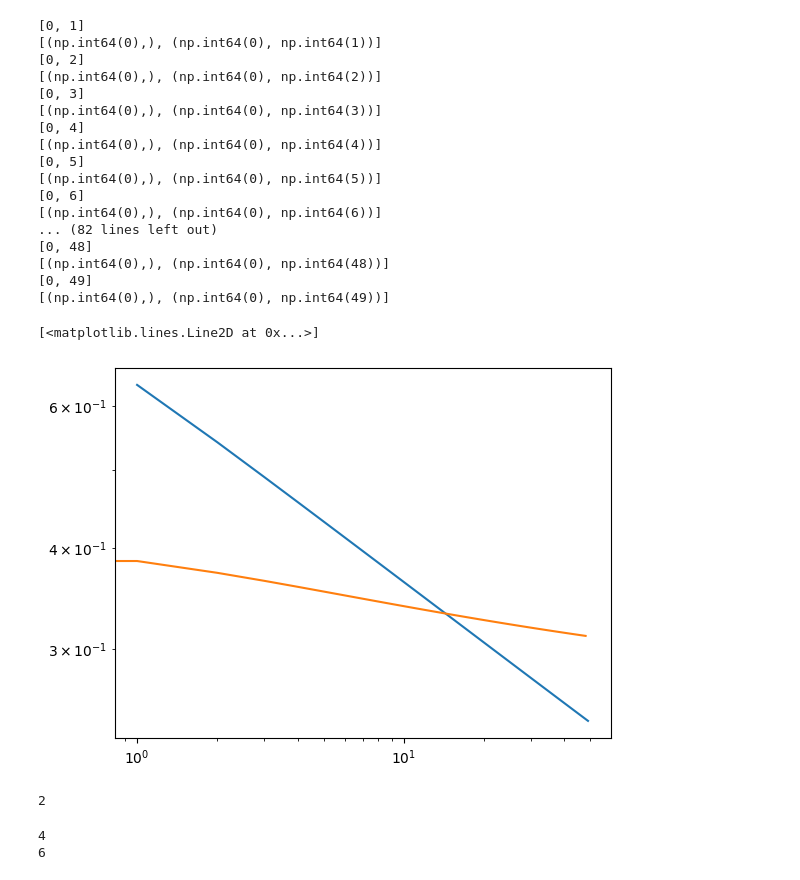
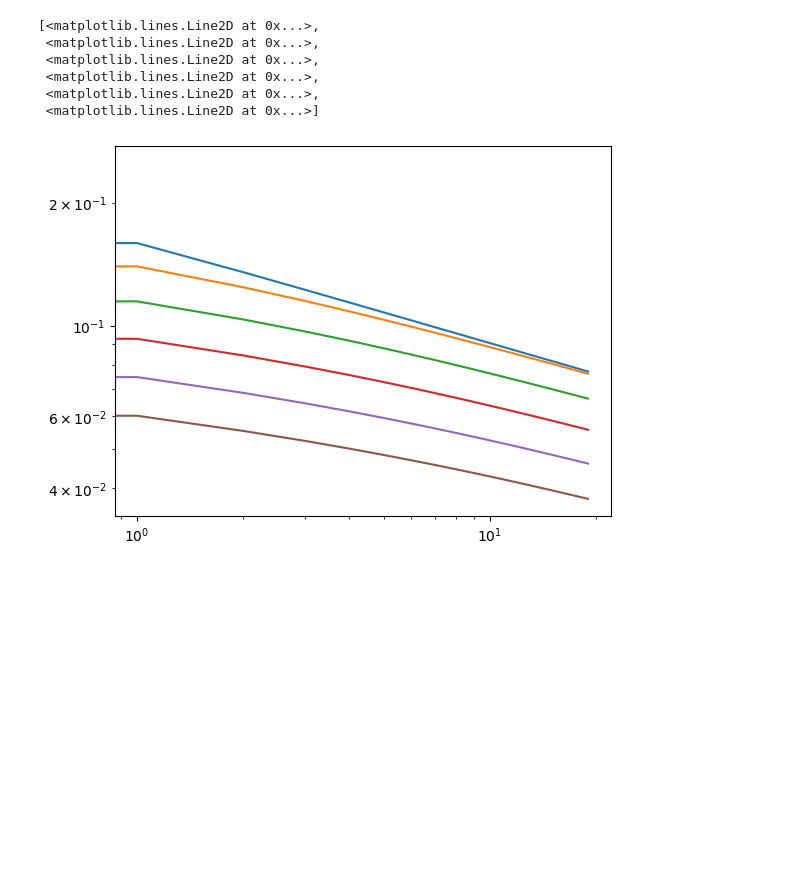
Before and after one commit to KristianMunnikhuis/subsystem_loschmidt_echo, a Jupyter notebook: scripts/scaling_dim/scaling_of_strings.ipynb, the cells around one changed output. Saved outputs shown, nothing was run; the diff lists cells and outputs as text; code cells hidden in the pictures; blank space fills up the shorter version.

```diff
--- a/scripts/scaling_dim/scaling_of_strings.ipynb
+++ b/scripts/scaling_dim/scaling_of_strings.ipynb
@@ -27,24 +26,3 @@ plt.loglog(x,x**(-1/4))
 # %%
-plt.loglog(x,[kb.sigma_general([0,xi],U,k) for xi in x])
-
-plt.loglog([P_n_correlations(1,l,U,k,even=True) for l in x])
+x= np.arange(0,20,dtype=int)
+C_nn = np.array([[ kb.P_n_correlations(n,li,U,k, even = True)-kb.P_n(n,U,k,even=True)**2 for li in x] for n in [1,2,3,4,5,6,7,8]])
-# %% [output]
-[0, 1]
-[(np.int64(0),), (np.int64(0), np.int64(1))]
-[0, 2]
-[(np.int64(0),), (np.int64(0), np.int64(2))]
-[0, 3]
-[(np.int64(0),), (np.int64(0), np.int64(3))]
-[0, 4]
-[(np.int64(0),), (np.int64(0), np.int64(4))]
-[0, 5]
-[(np.int64(0),), (np.int64(0), np.int64(5))]
-[0, 6]
-[(np.int64(0),), (np.int64(0), np.int64(6))]
-... (82 lines left out)
-[0, 48]
-[(np.int64(0),), (np.int64(0), np.int64(48))]
-[0, 49]
-[(np.int64(0),), (np.int64(0), np.int64(49))]
-[<matplotlib.lines.Line2D at 0x...>]
-[figure, removed]
@@ -87,11 +29,11 @@ def P_n_correlations(n,l,U,k, even = True):
-# %%
-dat = []
-
-for n in range(2,8,2):
-    print(n)
-    P = [kb.P_n_correlations(n,xi,U,k,True)-kb.P_n(n,U,k)**2 for xi in x]
-    dat.append(P)
-# %% [output]
-2
-4
-6
+# %%
+labels = [ f"n = {n}" for n in [1,2,3,4,5,6,7,8]]
+plt.loglog(C_nn.T,label=labels)
+# %% [output]
+[<matplotlib.lines.Line2D at 0x...>,
+ <matplotlib.lines.Line2D at 0x...>,
+ <matplotlib.lines.Line2D at 0x...>,
+ <matplotlib.lines.Line2D at 0x...>,
+ <matplotlib.lines.Line2D at 0x...>,
+ <matplotlib.lines.Line2D at 0x...>]
+[figure, added]
```
Also changed, not shown: parts of 4 cells of this notebook.
